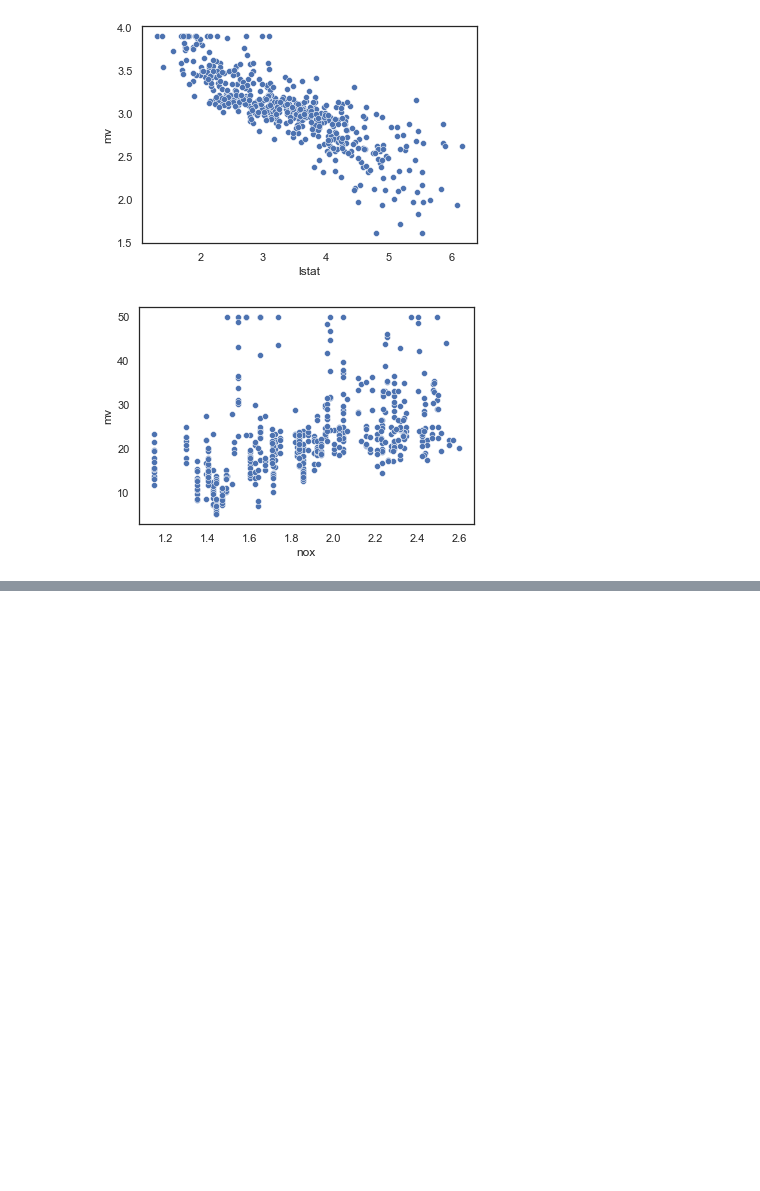
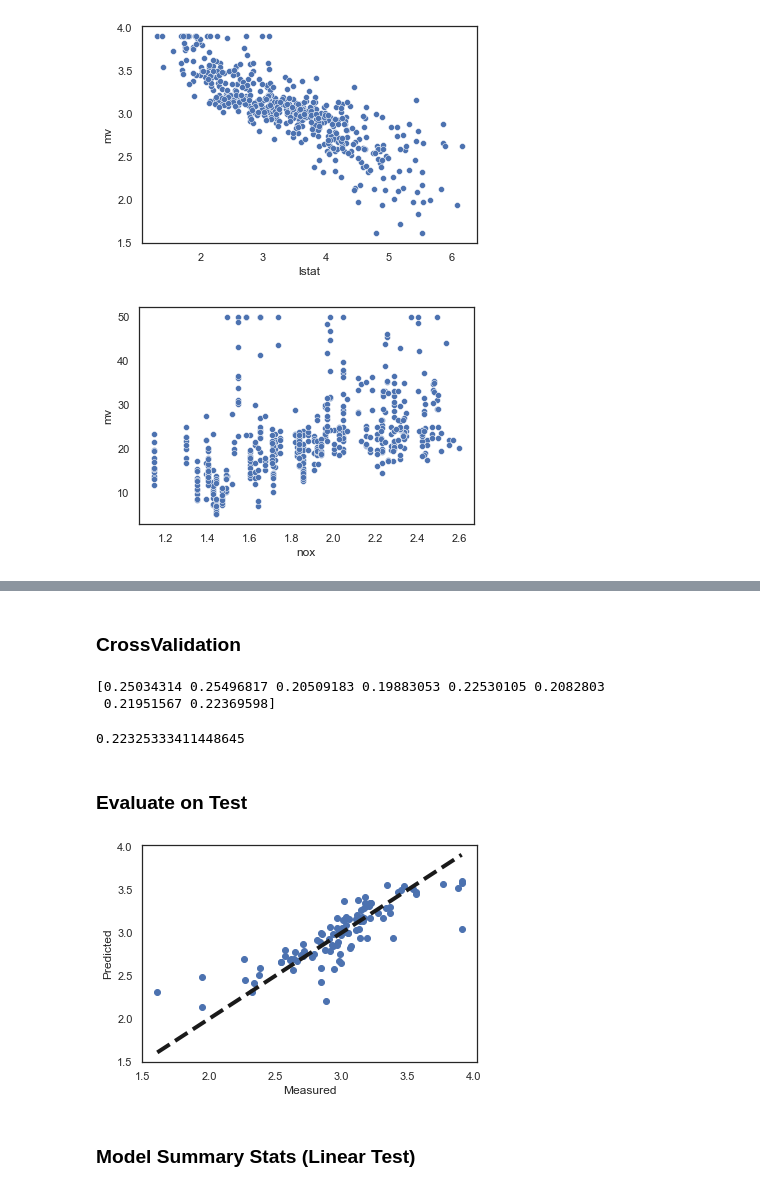
Before and after one commit to bblank70/MSDS422, a Jupyter notebook: Assignment2- Boston_Housing.ipynb, the cells around one changed output, grey strips where cells are left out. Saved outputs shown, nothing was run; the diff lists cells and outputs as text; code cells hidden in the pictures; blank space fills up the shorter version.

```diff
--- a/Assignment2- Boston_Housing.ipynb
+++ b/Assignment2- Boston_Housing.ipynb
@@ -788,0 +409,32 @@ np.mean(cv_results)
+# %% [markdown]
+### CrossValidation
+# %%
+kfold = KFold(n_splits=8, random_state=RANDOM_SEED)
+
+#get RMSE for the folds
+cv_results = np.sqrt(-cross_val_score(Linear_pipe, T_Train_X, T_Train_y, cv=kfold, scoring= 'neg_mean_squared_error'))
+print(cv_results)
+np.mean(cv_results)
+# %% [output]
+[0.25034314 0.25496817 0.20509183 0.19883053 0.22530105 0.2082803
+ 0.21951567 0.22369598]
+0.22325333411448645
+# %% [markdown]
+### Evaluate on Test
+# %%
+Linear_pipe.fit(T_Test_X, T_Test_y)
+
+Linear_T_test_pred =Linear_pipe.predict(T_Test_X)
+
+fig, Linear_test = plt.subplots()
+Linear_test.scatter(T_Test_y, Linear_T_test_pred)
+#plt.plot(Train_Features, Train_Labels_pred, color='blue', linewidth=3)
+Linear_test.plot([T_Train_y.min(), T_Train_y.max()], [T_Train_y.min(), T_Train_y.max()], 'k--', lw=4)
+Linear_test.set_xlabel('Measured')
+Linear_test.set_ylabel('Predicted')
+
+plt.show()
+# %% [output]
+[figure, added]
+# %% [markdown]
+### Model Summary Stats (Linear Test)
```
Also changed, not shown: parts of 120 cells of this notebook.
